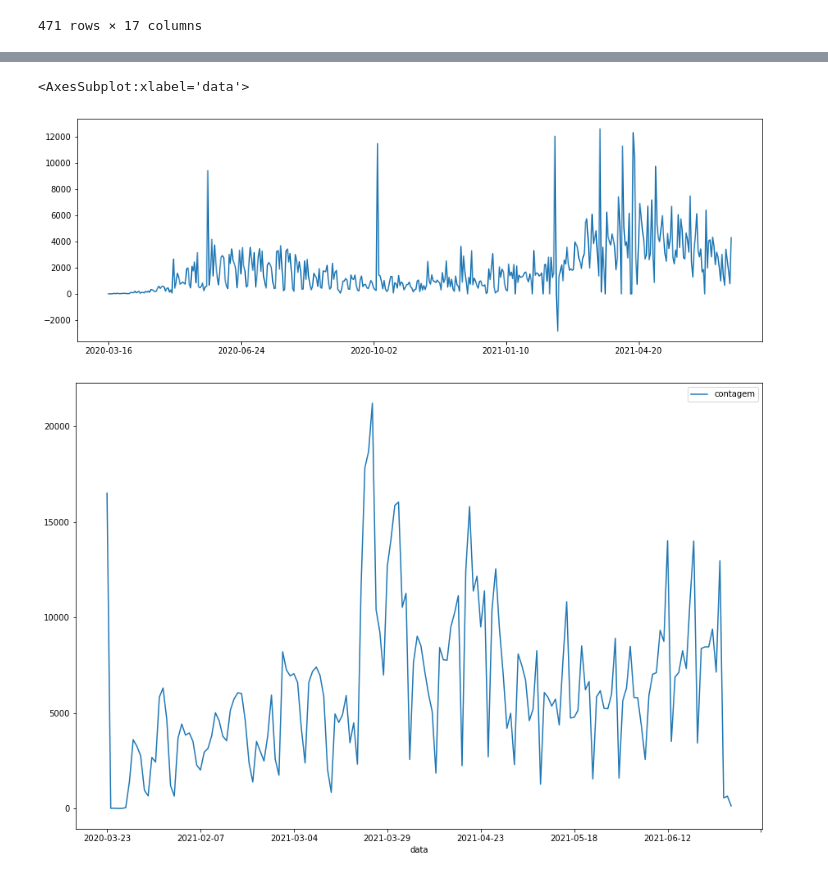
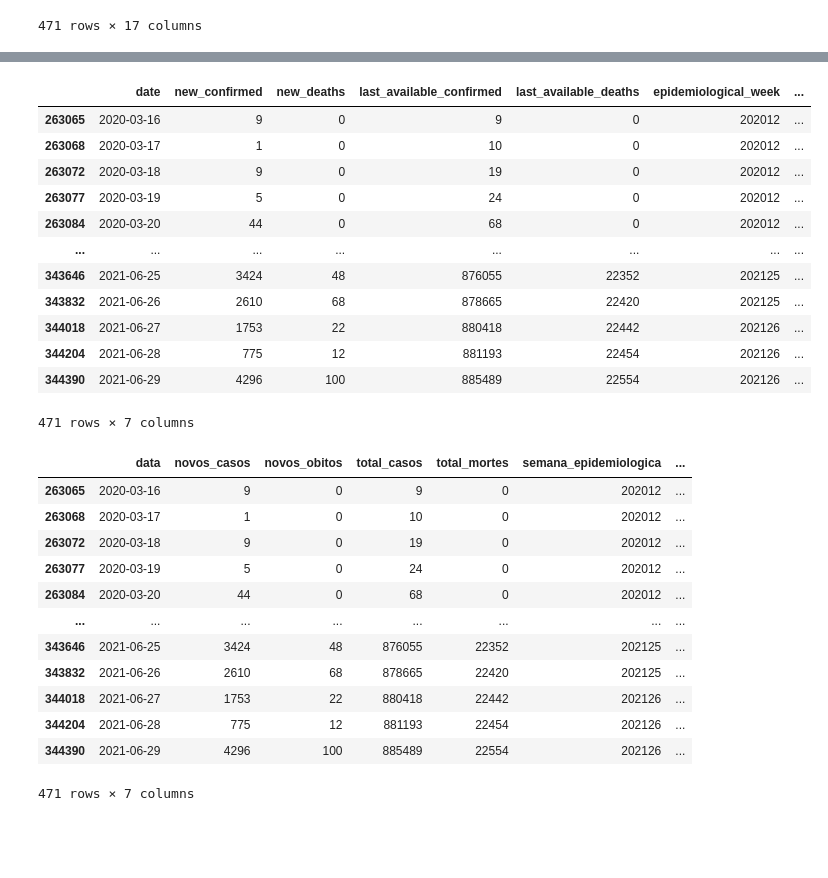
Before and after one commit to diascarolina/projeto-series-temporais-covid, a Jupyter notebook: notebooks/limpeza-dados.ipynb, the cells around one changed output, grey strips where cells are left out. Saved outputs shown, nothing was run; the diff lists cells and outputs as text; code cells hidden in the pictures; blank space fills up the shorter version.

```diff
--- a/notebooks/limpeza-dados.ipynb
+++ b/notebooks/limpeza-dados.ipynb
@@ -48,4 +48,4 @@ dados_ce
 | 344390 | 23.0 | 2021-06-29 | 202126 | 9187103.0 | 9132078.0 | True | ... |
 471 rows × 17 columns
 # %%
-dados_ce = dados_ce.set_index('date').rename_axis(None)
+#dados_ce = dados_ce.set_index('date').rename_axis(None)
@@ -87,7 +52,21 @@ vac
-# %%
-dados_ce.new_confirmed.plot(figsize = (15, 5))
-vac.plot(figsize = (15, 10))
-# %% [output]
-<AxesSubplot:xlabel='data'>
-[figure, removed]
-[figure, removed]
+# %%
+colunas = ['date', 'new_confirmed', 'new_deaths', 'last_available_confirmed', 'last_available_deaths',
+           'epidemiological_week', 'estimated_population_2019']
+# %%
+dados_ce = dados_ce[colunas]
+# %%
+dados_ce
+# %% [output]
+|  | date | new_confirmed | new_deaths | last_available_confirmed | last_available_deaths | epidemiological_week | ... |
+| 263065 | 2020-03-16 | 9 | 0 | 9 | 0 | 202012 | ... |
+| 263068 | 2020-03-17 | 1 | 0 | 10 | 0 | 202012 | ... |
+| 263072 | 2020-03-18 | 9 | 0 | 19 | 0 | 202012 | ... |
+| 263077 | 2020-03-19 | 5 | 0 | 24 | 0 | 202012 | ... |
+| 263084 | 2020-03-20 | 44 | 0 | 68 | 0 | 202012 | ... |
+| ... | ... | ... | ... | ... | ... | ... | ... |
+| 343646 | 2021-06-25 | 3424 | 48 | 876055 | 22352 | 202125 | ... |
+| 343832 | 2021-06-26 | 2610 | 68 | 878665 | 22420 | 202125 | ... |
+| 344018 | 2021-06-27 | 1753 | 22 | 880418 | 22442 | 202126 | ... |
+| 344204 | 2021-06-28 | 775 | 12 | 881193 | 22454 | 202126 | ... |
+| 344390 | 2021-06-29 | 4296 | 100 | 885489 | 22554 | 202126 | ... |
+471 rows × 7 columns
@@ -93,0 +78,16 @@ vac.plot(figsize = (15, 10))
+# %%
+dados_ce
+# %% [output]
+|  | data | novos_casos | novos_obitos | total_casos | total_mortes | semana_epidemiologica | ... |
+| 263065 | 2020-03-16 | 9 | 0 | 9 | 0 | 202012 | ... |
+| 263068 | 2020-03-17 | 1 | 0 | 10 | 0 | 202012 | ... |
+| 263072 | 2020-03-18 | 9 | 0 | 19 | 0 | 202012 | ... |
+| 263077 | 2020-03-19 | 5 | 0 | 24 | 0 | 202012 | ... |
+| 263084 | 2020-03-20 | 44 | 0 | 68 | 0 | 202012 | ... |
+| ... | ... | ... | ... | ... | ... | ... | ... |
+| 343646 | 2021-06-25 | 3424 | 48 | 876055 | 22352 | 202125 | ... |
+| 343832 | 2021-06-26 | 2610 | 68 | 878665 | 22420 | 202125 | ... |
+| 344018 | 2021-06-27 | 1753 | 22 | 880418 | 22442 | 202126 | ... |
+| 344204 | 2021-06-28 | 775 | 12 | 881193 | 22454 | 202126 | ... |
+| 344390 | 2021-06-29 | 4296 | 100 | 885489 | 22554 | 202126 | ... |
+471 rows × 7 columns
```
Also changed, not shown: parts of 8 cells of this notebook, 5 other files.
